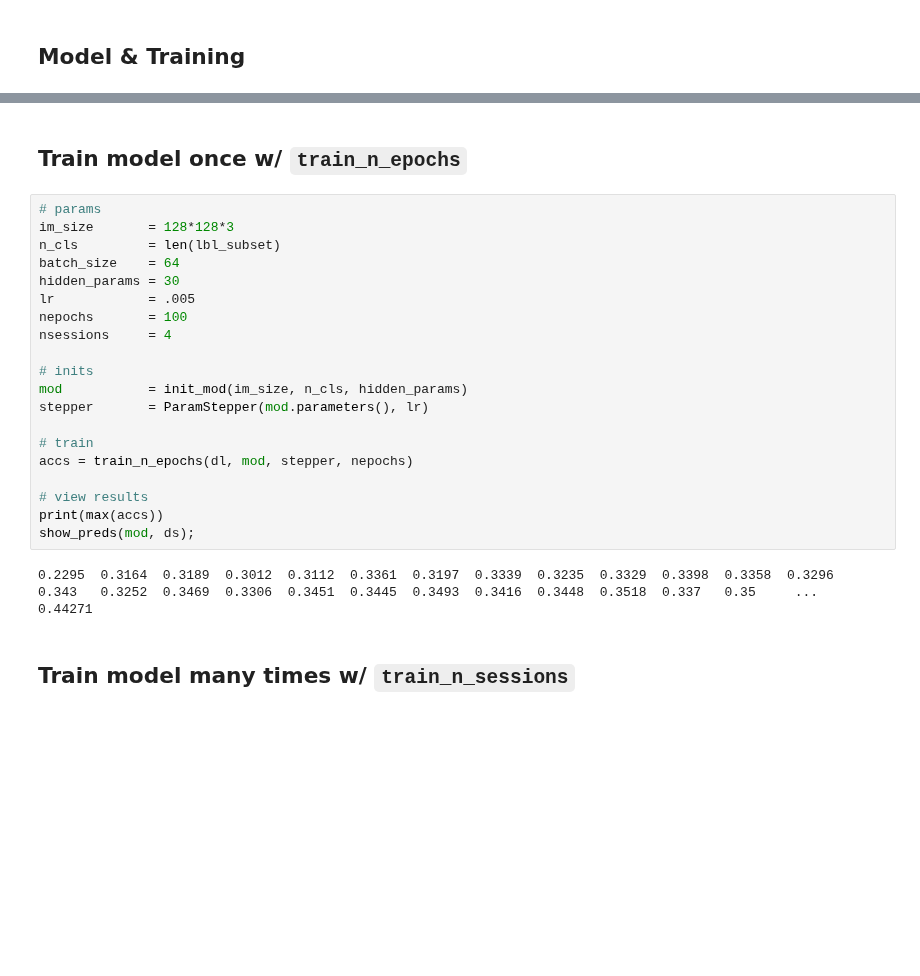
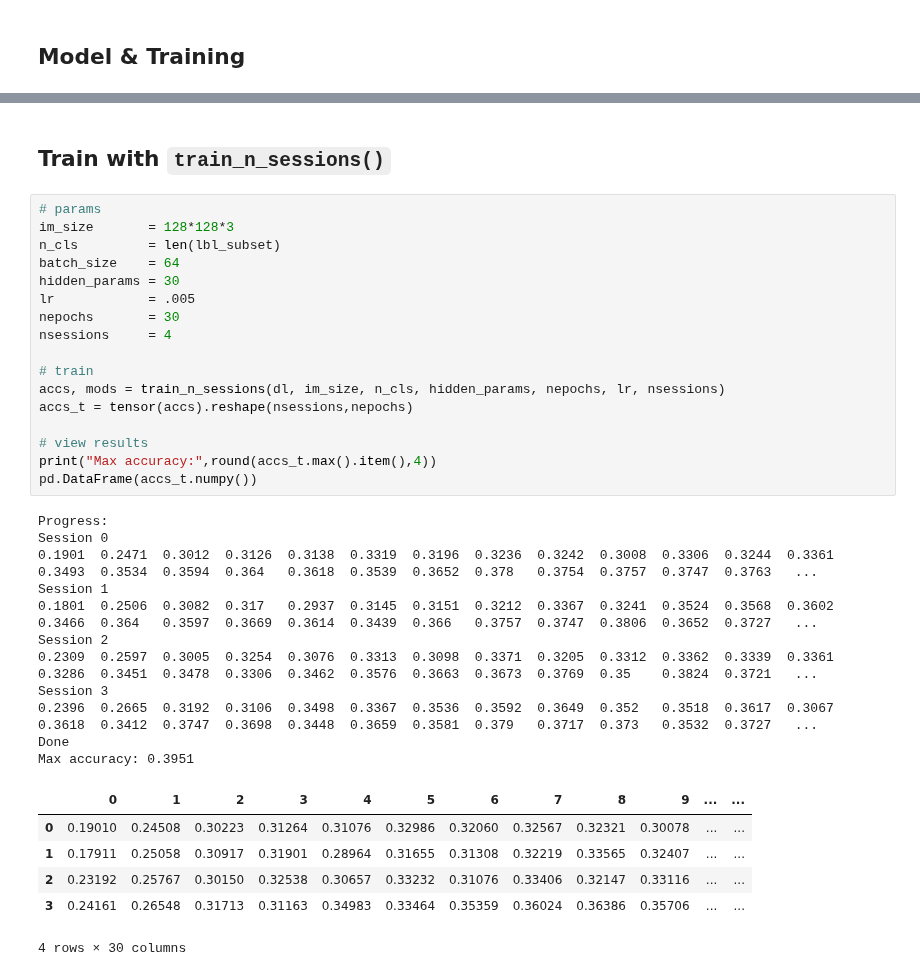
Before and after one commit to mccallion/rory, a Jupyter notebook: _20200923_mnist_03_coco_data.ipynb, the cells around one changed output, grey strips where cells are left out. Saved outputs shown, nothing was run; the diff lists cells and outputs as text; blank space fills up the shorter version.

```diff
--- a/_20200923_mnist_03_coco_data.ipynb
+++ b/_20200923_mnist_03_coco_data.ipynb
@@ -234,30 +248,40 @@ def show_preds(mod, ds, n=10, nrows=2, ncols=5):
     ctxs = get_grid(n, nrows, ncols)
     for i,ctx in enumerate(ctxs):
         show_pred(mod, ds[i], ctx=ctx)
-# %% [markdown]
-## Train model once w/ `train_n_epochs`
+# %% [markdown]
+## Train with `train_n_sessions()`
 # %%
 # params
 im_size       = 128*128*3
 n_cls         = len(lbl_subset)
 batch_size    = 64
 hidden_params = 30
 lr            = .005
-nepochs       = 100
+nepochs       = 30
 nsessions     = 4
 
-# inits
-mod           = init_mod(im_size, n_cls, hidden_params)
-stepper       = ParamStepper(mod.parameters(), lr)
-
 # train
-accs = train_n_epochs(dl, mod, stepper, nepochs)
+accs, mods = train_n_sessions(dl, im_size, n_cls, hidden_params, nepochs, lr, nsessions)
+accs_t = tensor(accs).reshape(nsessions,nepochs)
 
 # view results
-print(max(accs))
-show_preds(mod, ds);
+print("Max accuracy:",round(accs_t.max().item(),4))
+pd.DataFrame(accs_t.numpy())
 # %% [output]
-0.2295  0.3164  0.3189  0.3012  0.3112  0.3361  0.3197  0.3339  0.3235  0.3329  0.3398  0.3358  0.3296  0.343   0.3252  0.3469  0.3306  0.3451  0.3445  0.3493  0.3416  0.3448  0.3518  0.337   0.35     ...
-0.44271
+Progress:
+Session 0
+0.1901  0.2471  0.3012  0.3126  0.3138  0.3319  0.3196  0.3236  0.3242  0.3008  0.3306  0.3244  0.3361  0.3493  0.3534  0.3594  0.364   0.3618  0.3539  0.3652  0.378   0.3754  0.3757  0.3747  0.3763   ...
+Session 1
+0.1801  0.2506  0.3082  0.317   0.2937  0.3145  0.3151  0.3212  0.3367  0.3241  0.3524  0.3568  0.3602  0.3466  0.364   0.3597  0.3669  0.3614  0.3439  0.366   0.3757  0.3747  0.3806  0.3652  0.3727   ...
+Session 2
+0.2309  0.2597  0.3005  0.3254  0.3076  0.3313  0.3098  0.3371  0.3205  0.3312  0.3362  0.3339  0.3361  0.3286  0.3451  0.3478  0.3306  0.3462  0.3576  0.3663  0.3673  0.3769  0.35    0.3824  0.3721   ...
+Session 3
+0.2396  0.2665  0.3192  0.3106  0.3498  0.3367  0.3536  0.3592  0.3649  0.352   0.3518  0.3617  0.3067  0.3618  0.3412  0.3747  0.3698  0.3448  0.3659  0.3581  0.379   0.3717  0.373   0.3532  0.3727   ...
+Done
+Max accuracy: 0.3951
+|  | 0 | 1 | 2 | 3 | 4 | 5 | 6 | 7 | 8 | 9 | ... | ... |
+| 0 | 0.19010 | 0.24508 | 0.30223 | 0.31264 | 0.31076 | 0.32986 | 0.32060 | 0.32567 | 0.32321 | 0.30078 | ... | ... |
+| 1 | 0.17911 | 0.25058 | 0.30917 | 0.31901 | 0.28964 | 0.31655 | 0.31308 | 0.32219 | 0.33565 | 0.32407 | ... | ... |
+| 2 | 0.23192 | 0.25767 | 0.30150 | 0.32538 | 0.30657 | 0.33232 | 0.31076 | 0.33406 | 0.32147 | 0.33116 | ... | ... |
+| 3 | 0.24161 | 0.26548 | 0.31713 | 0.31163 | 0.34983 | 0.33464 | 0.35359 | 0.36024 | 0.36386 | 0.35706 | ... | ... |
+4 rows × 30 columns
-# %% [markdown]
-## Train model many times w/ `train_n_sessions`
```
Also changed, not shown: parts of 16 cells of this notebook, 2 other files.
